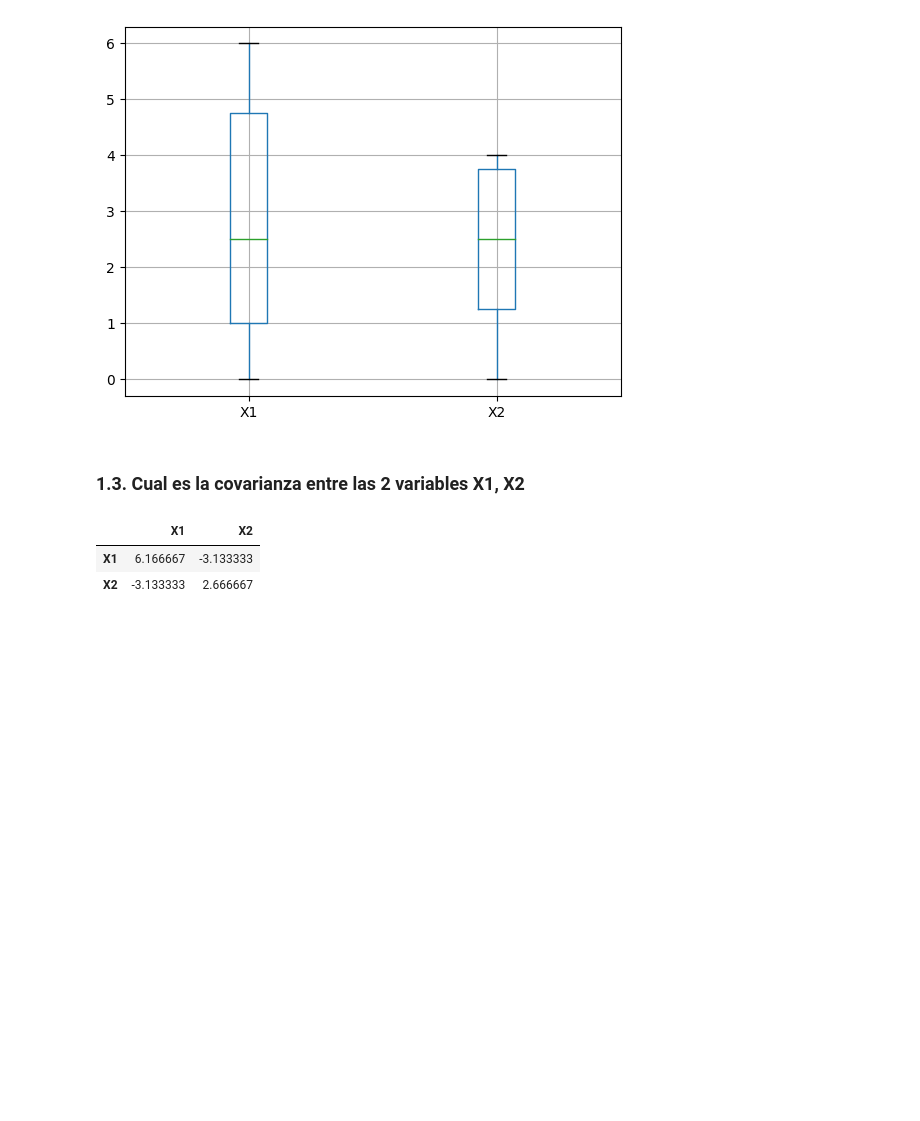
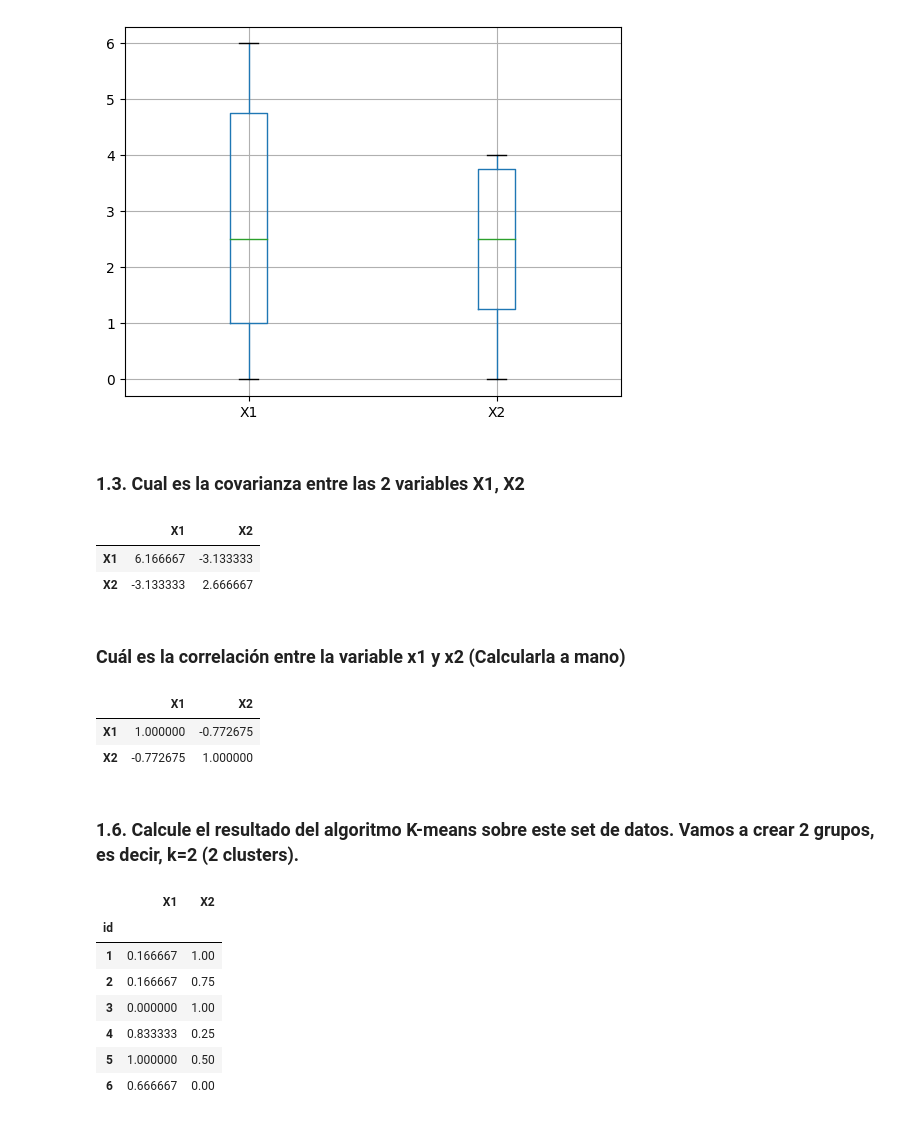
Before and after one commit to JuanMorales4619/Estadistica-3, a Jupyter notebook: Tarea 1/src/notebook/Punto1.ipynb, the cells around one changed output. Cells and saved outputs as stored; diff of their text form; code cells hidden in the pictures; blank space fills up the shorter version.

```diff
--- a/Tarea 1/src/notebook/Punto1.ipynb
+++ b/Tarea 1/src/notebook/Punto1.ipynb
@@ -62,3 +80,25 @@ dataSheet.cov()
 |  | X1 | X2 |
 | X1 | 6.166667 | -3.133333 |
 | X2 | -3.133333 | 2.666667 |
+# %% [markdown]
+### Cuál es la correlación entre la variable x1 y x2 (Calcularla a mano)
+# %%
+dataSheet.corr()
+# %% [output]
+|  | X1 | X2 |
+| X1 | 1.000000 | -0.772675 |
+| X2 | -0.772675 | 1.000000 |
+# %% [markdown]
+### 1.6. Calcule el resultado del algoritmo K-means sobre este set de datos. Vamos a crear 2 grupos, es decir, k=2 (2 clusters).
+# %%
+dataSheetNorm = (dataSheet-dataSheet.min())/(dataSheet.max()-dataSheet.min())
+dataSheetNorm
+# %% [output]
+|  | X1 | X2 |
+| id |  |  |
+| 1 | 0.166667 | 1.00 |
+| 2 | 0.166667 | 0.75 |
+| 3 | 0.000000 | 1.00 |
+| 4 | 0.833333 | 0.25 |
+| 5 | 1.000000 | 0.50 |
+| 6 | 0.666667 | 0.00 |
```
Also changed, not shown: parts of 5 cells of this notebook, 1 other file.
